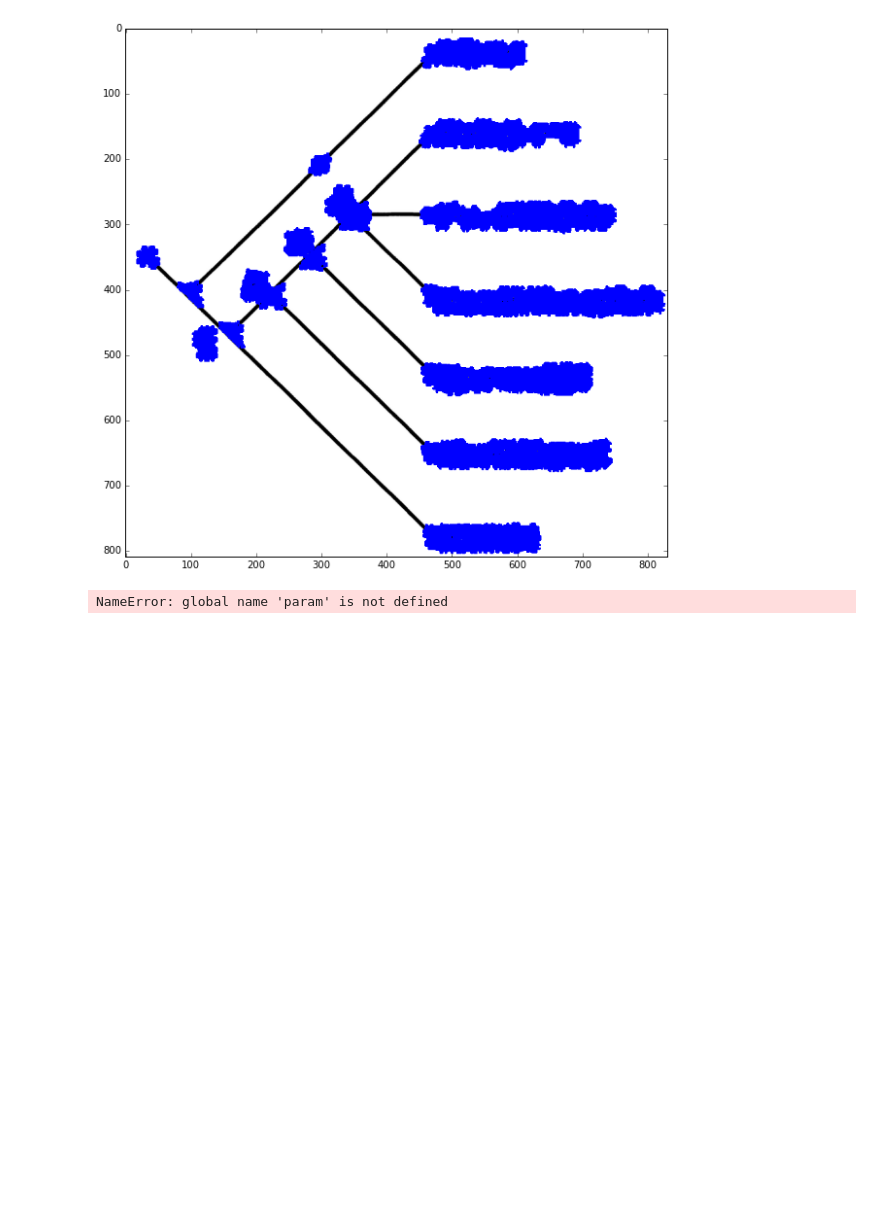
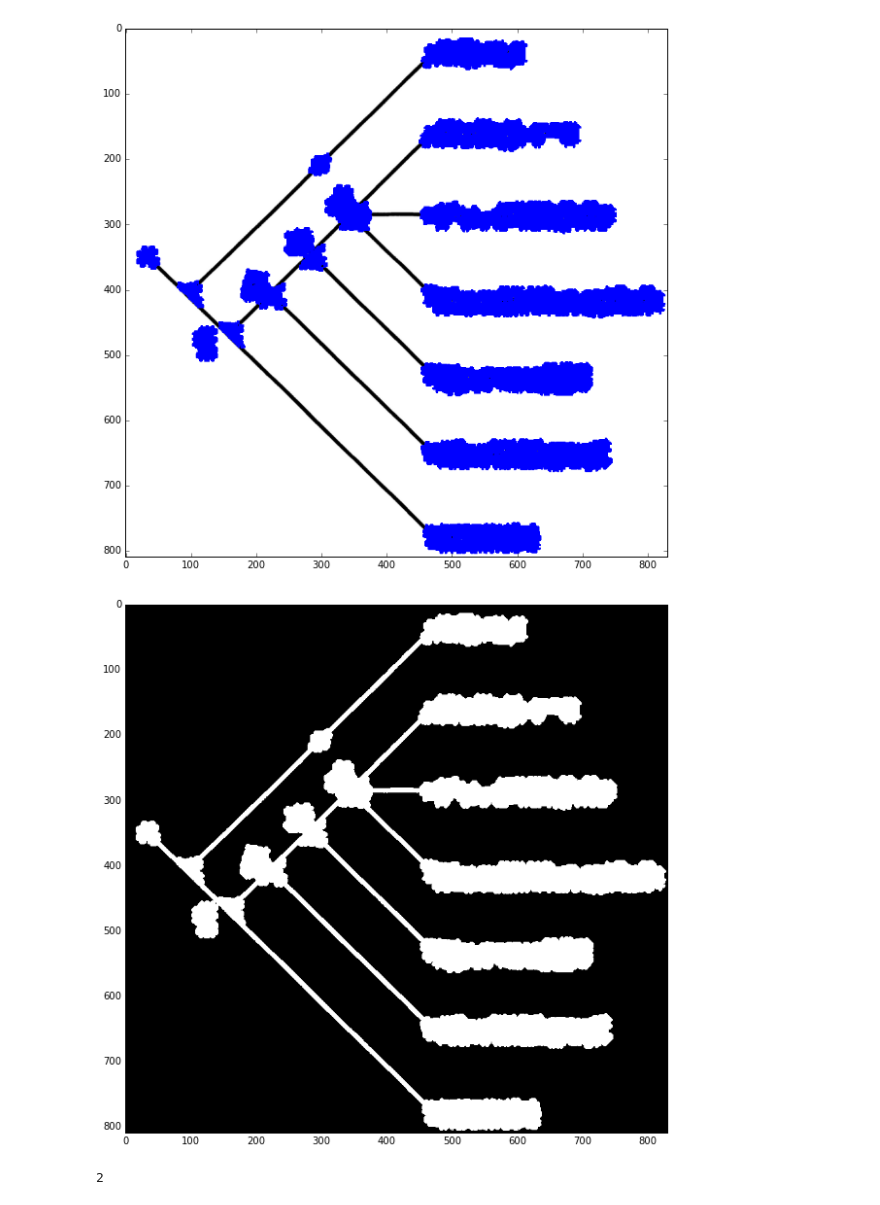
Before and after one commit to HackTheDinos/RC-Tree, a Jupyter notebook: cv2_methods.ipynb, the cells around one changed output. Drawn from its saved outputs; the diff is of its cells as text; code cells hidden in the pictures; blank space fills up the shorter version.

```diff
--- a/cv2_methods.ipynb
+++ b/cv2_methods.ipynb
@@ -79,21 +79,26 @@ show(img, False)
 # %% [output]
 [figure]
 # %%
-def show_text_contours(img, thresh, kernel, iterations):
+def text_contours(img, thresh=0.5, kernel=1, iterations=1):
     gray = cv2.cvtColor(img, cv2.COLOR_BGR2GRAY)
     _,thresh = cv2.threshold(gray, 150, 255, cv2.THRESH_BINARY_INV) # threshold
     kernel = cv2.getStructuringElement(cv2.MORPH_CROSS,(3,3))
     dilated = cv2.dilate(thresh,kernel,iterations) # dilate
-    im2, contours, hierarchy = cv2.findContours(dilated,cv2.RETR_EXTERNAL,cv2.CHAIN_APPROX_NONE) # get contours
+#     im2, contours, hierarchy = cv2.findContours(dilated,cv2.RETR_EXTERNAL,cv2.CHAIN_APPROX_NONE) # get contours
 
-    for contour in contours:
-        [x,y,w,h] = cv2.boundingRect(contour)
-        if h < 5 or w < 5: continue
-        #if h > grays[i].shape[0] * 0.5 or w > grays[i].shape[1] * 0.5: continue
-        cv2.rectangle(img, (x,y), (x+w,y+h), (255,0,255), 2)
+#     for contour in contours:
+#         [x,y,w,h] = cv2.boundingRect(contour)
+#         if h < 5 or w < 5: continue
+#         #if h > grays[i].shape[0] * 0.5 or w > grays[i].shape[1] * 0.5: continue
+#         cv2.rectangle(img, (x,y), (x+w,y+h), (255,0,255), 2)
 
-    show(img)
+    return dilated
 
-show_text_contours(img)
+show(text_contours(img))
+contours = text_contours(img)
 # %% [output]
-NameError: global name 'param' is not defined
+[figure, added]
+# %%
+len(cv2.findContours(contours,cv2.RETR_EXTERNAL,cv2.CHAIN_APPROX_NONE))
+# %% [output]
+2
```
